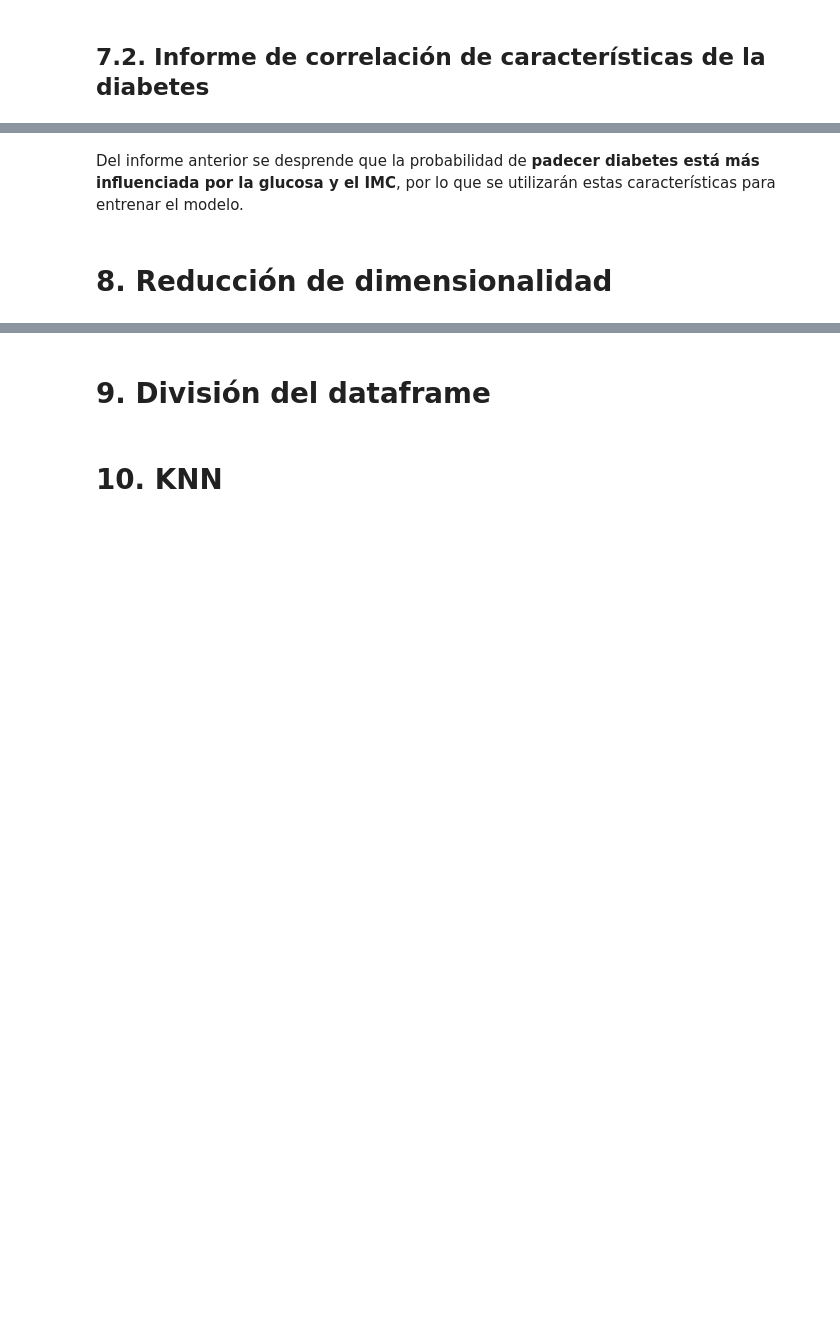
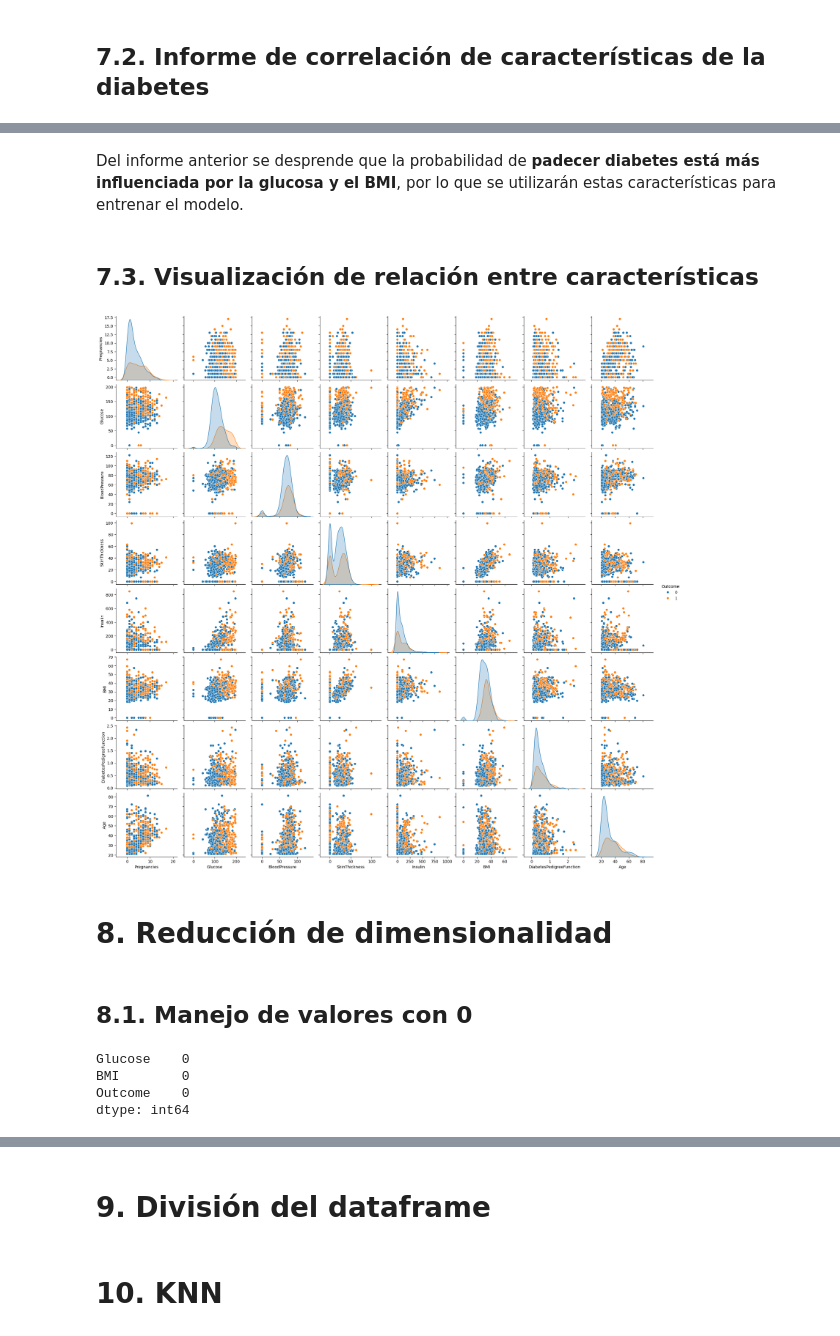
Before and after one commit to MajinLoop/IC6200_AI_P1, a Jupyter notebook: src/diabetes.ipynb, the cells around one changed output, grey strips where cells are left out. Cells and saved outputs as stored; diff of their text form; code cells hidden in the pictures; blank space fills up the shorter version.

```diff
--- a/src/diabetes.ipynb
+++ b/src/diabetes.ipynb
@@ -322,6 +308,13 @@ Outcome                   0.238356  1.000000
 [figure]
 # %% [markdown]
-Del informe anterior se desprende que la probabilidad de **padecer diabetes está más influenciada por la glucosa y el IMC**, por lo que se utilizarán estas características para entrenar el modelo.
+Del informe anterior se desprende que la probabilidad de **padecer diabetes está más influenciada por la glucosa y el BMI**, por lo que se utilizarán estas características para entrenar el modelo.
+# %% [markdown]
+## 7.3. Visualización de relación entre características
+# %%
+sns.pairplot(cdfd.df, hue='Outcome')
+plt.show()
+# %% [output]
+[figure, added]
 # %% [markdown]
 # 8. Reducción de dimensionalidad
 # %%
@@ -329,3 +322,13 @@ columns_to_keep = ['Glucose', 'BMI', 'Outcome']
 cdfd.reduce_dimesionality(columns_to_keep)
 
 #cdfd.show()
+# %% [markdown]
+## 8.1. Manejo de valores con 0
+# %%
+null_values = cdfd.df.isnull().sum()
+print(null_values)
+# %% [output]
+Glucose    0
+BMI        0
+Outcome    0
+dtype: int64
```
Also changed, not shown: parts of 11 cells of this notebook.
